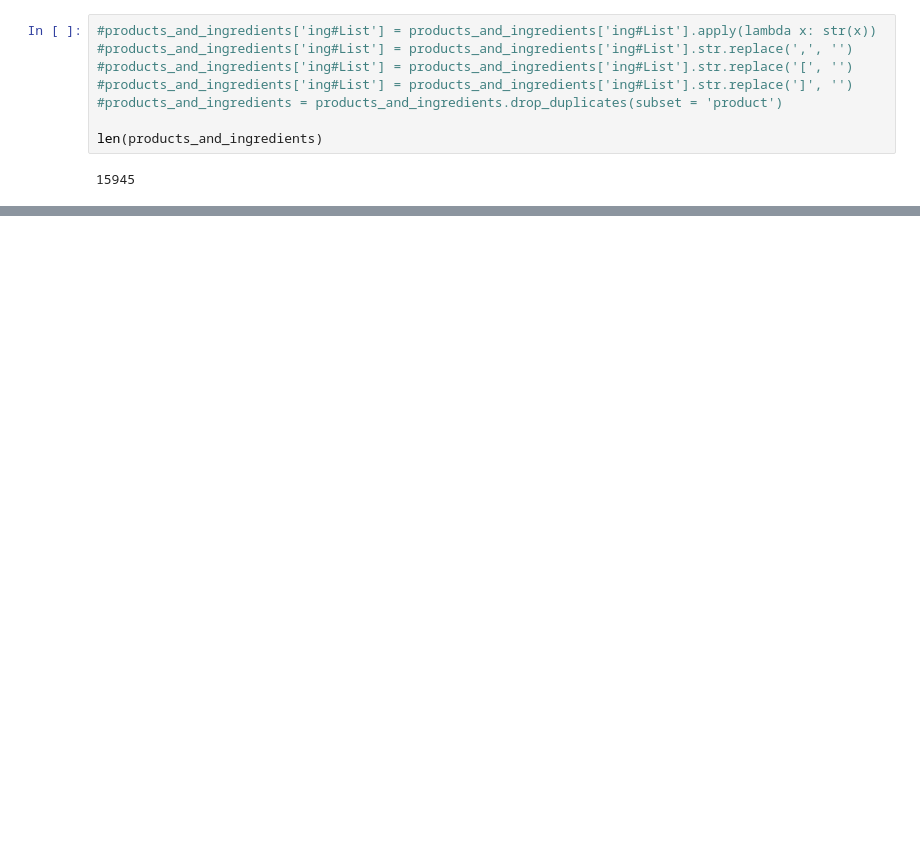
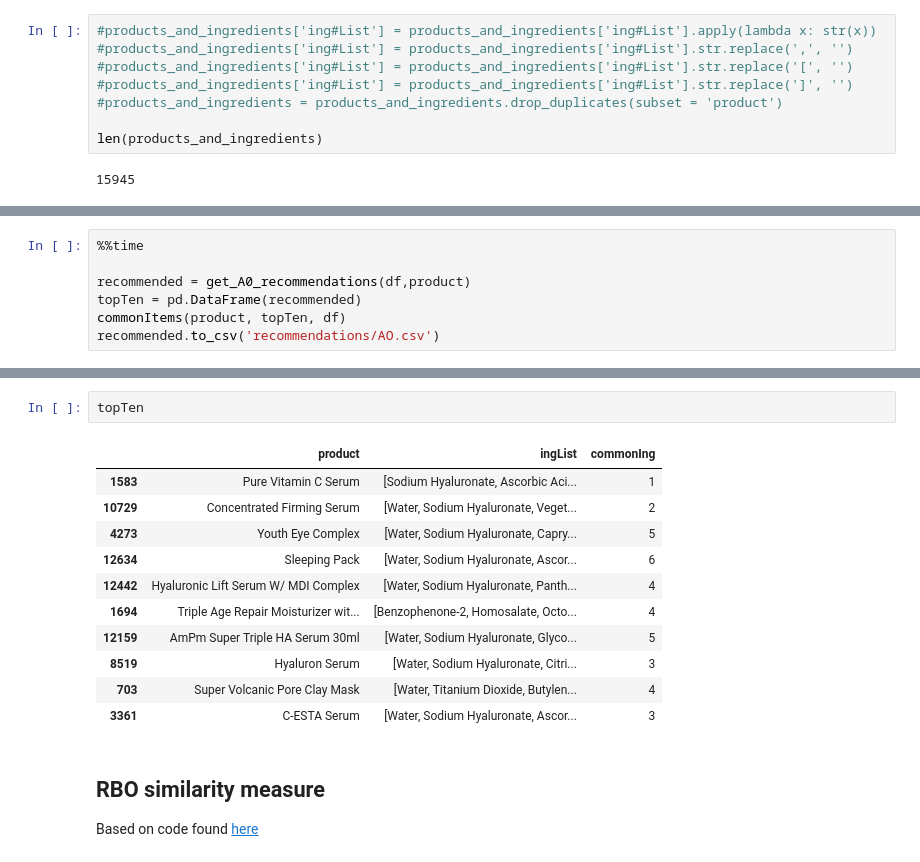
Before and after one commit to isabelbbeard/fp-python, a Jupyter notebook: 02_SimilarityFormatting.ipynb, the cells around one changed output, grey strips where cells are left out. Cells and saved outputs as stored; diff of their text form; blank space fills up the shorter version.

```diff
--- a/02_SimilarityFormatting.ipynb
+++ b/02_SimilarityFormatting.ipynb
@@ -189,0 +227,7 @@ products_and_ingredients.to_csv('data_sim/recommender_products.csv')
+# %%
+%%time
+
+recommended = get_A0_recommendations(df,product)
+topTen = pd.DataFrame(recommended)
+commonItems(product, topTen, df)
+recommended.to_csv('recommendations/AO.csv')
@@ -189,0 +236,18 @@ products_and_ingredients.to_csv('data_sim/recommender_products.csv')
+# %%
+topTen
+# %% [output]
+|  | product | ingList | commonIng |
+| 1583 | Pure Vitamin C Serum | [Sodium Hyaluronate, Ascorbic Aci... | 1 |
+| 10729 | Concentrated Firming Serum | [Water, Sodium Hyaluronate, Veget... | 2 |
+| 4273 | Youth Eye Complex | [Water, Sodium Hyaluronate, Capry... | 5 |
+| 12634 | Sleeping Pack | [Water, Sodium Hyaluronate, Ascor... | 6 |
+| 12442 | Hyaluronic Lift Serum W/ MDI Complex | [Water, Sodium Hyaluronate, Panth... | 4 |
+| 1694 | Triple Age Repair Moisturizer wit... | [Benzophenone-2, Homosalate, Octo... | 4 |
+| 12159 | AmPm Super Triple HA Serum 30ml | [Water, Sodium Hyaluronate, Glyco... | 5 |
+| 8519 | Hyaluron Serum | [Water, Sodium Hyaluronate, Citri... | 3 |
+| 703 | Super Volcanic Pore Clay Mask | [Water, Titanium Dioxide, Butylen... | 4 |
+| 3361 | C-ESTA Serum | [Water, Sodium Hyaluronate, Ascor... | 3 |
+# %% [markdown]
+## RBO similarity measure
+
+Based on code found [here](https://github.com/dlukes/rbo/blob/master/rbo.py)
```
Also changed, not shown: parts of 13 cells of this notebook, 11 other files.
